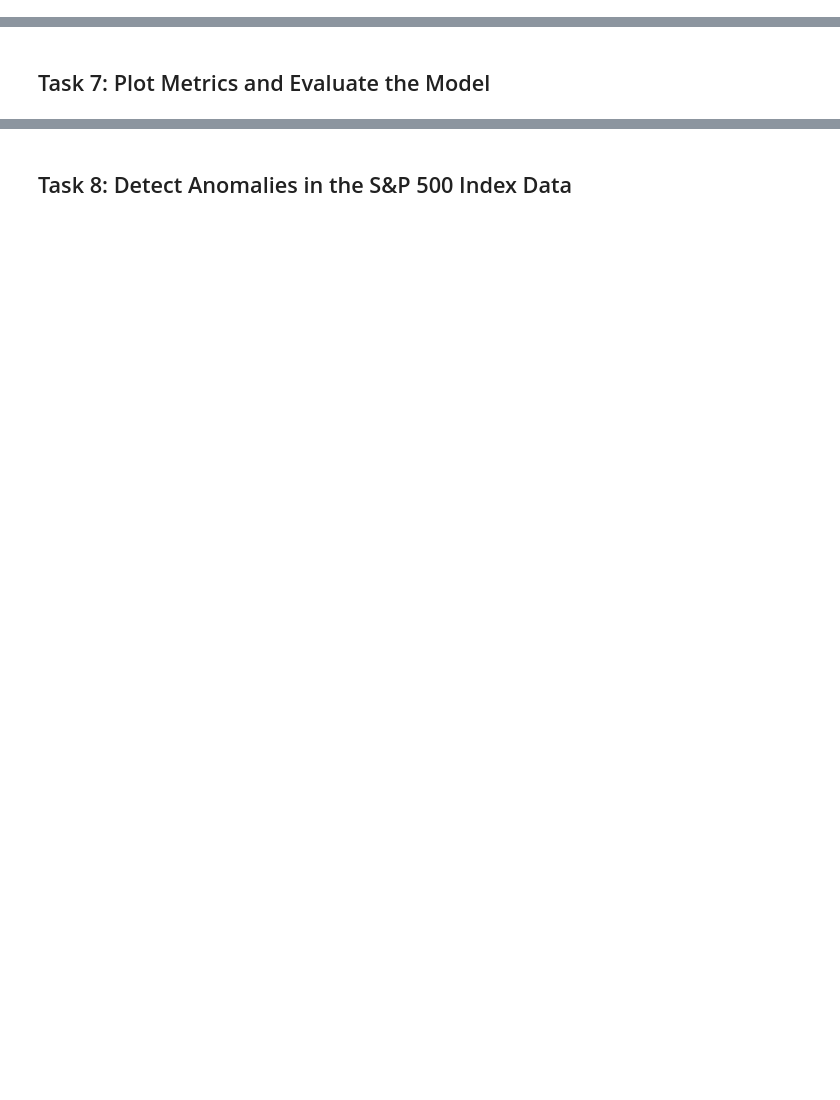
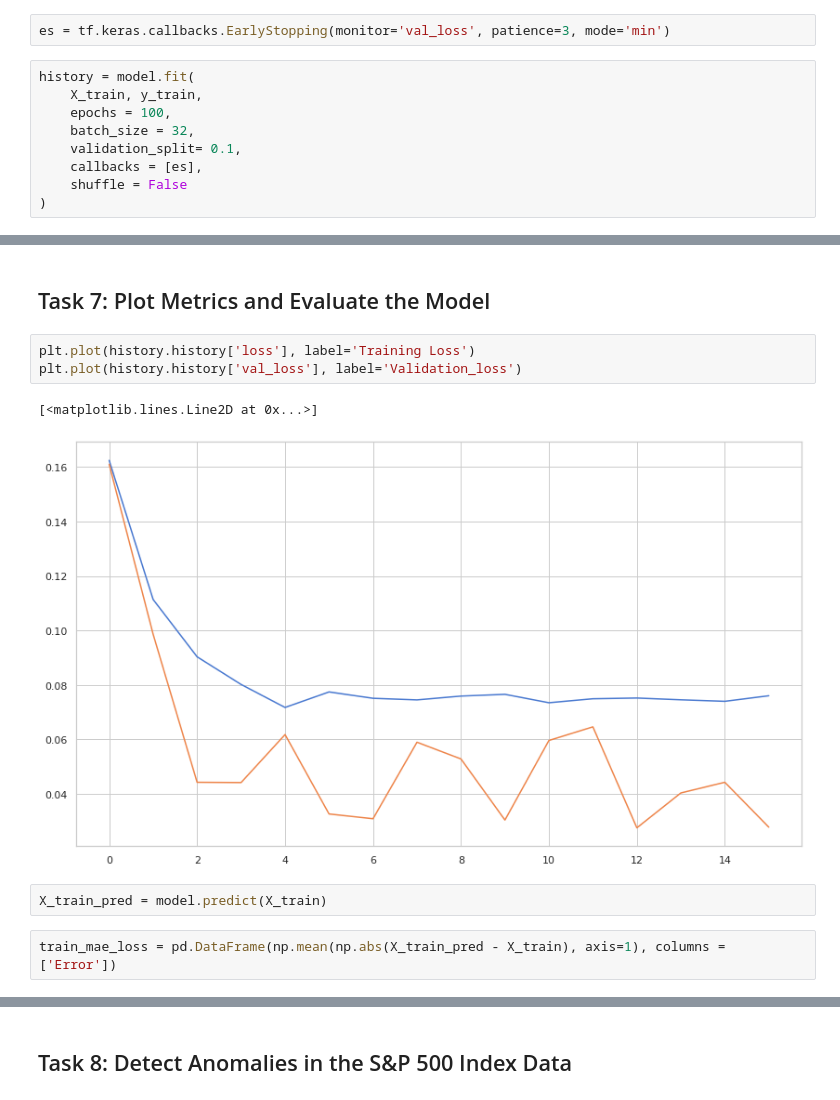
Before and after one commit to sisi0205/Anomaly-Detection-in-Time-Series-Data-with-Keras, a Jupyter notebook: Anomaly_Detection_Time_Series_Keras.ipynb, the cells around one changed output, grey strips where cells are left out. Drawn from its saved outputs; the diff is of its cells as text; blank space fills up the shorter version.

```diff
--- a/Anomaly_Detection_Time_Series_Keras.ipynb
+++ b/Anomaly_Detection_Time_Series_Keras.ipynb
@@ -132,3 +132,14 @@ Non-trainable params: 0
 _________________________________________________________________
 # %% [markdown]
 ## Task 6: Train the Autoencoder
+# %%
+es = tf.keras.callbacks.EarlyStopping(monitor='val_loss', patience=3, mode='min')
+# %%
+history = model.fit(
+    X_train, y_train,
+    epochs = 100,
+    batch_size = 32,
+    validation_split= 0.1,
+    callbacks = [es],
+    shuffle = False
+)
@@ -135,2 +164,12 @@ _________________________________________________________________
 # %% [markdown]
 ## Task 7: Plot Metrics and Evaluate the Model
+# %%
+plt.plot(history.history['loss'], label='Training Loss')
+plt.plot(history.history['val_loss'], label='Validation_loss')
+# %% [output]
+[<matplotlib.lines.Line2D at 0x...>]
+[figure, added]
+# %%
+X_train_pred = model.predict(X_train)
+# %%
+train_mae_loss = pd.DataFrame(np.mean(np.abs(X_train_pred - X_train), axis=1), columns = ['Error'])
```
Also changed, not shown: parts of 12 cells of this notebook.
